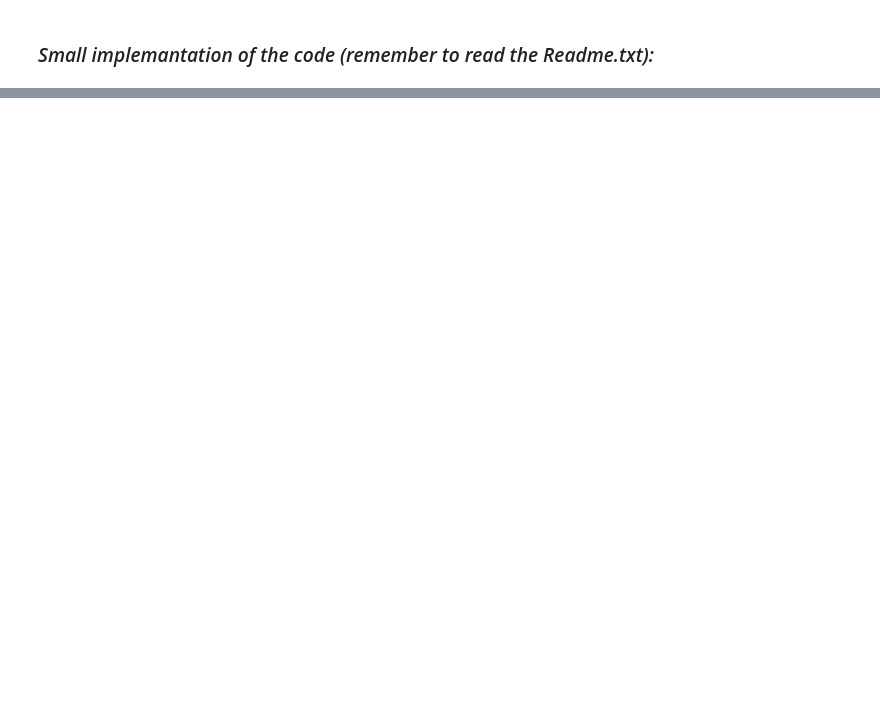
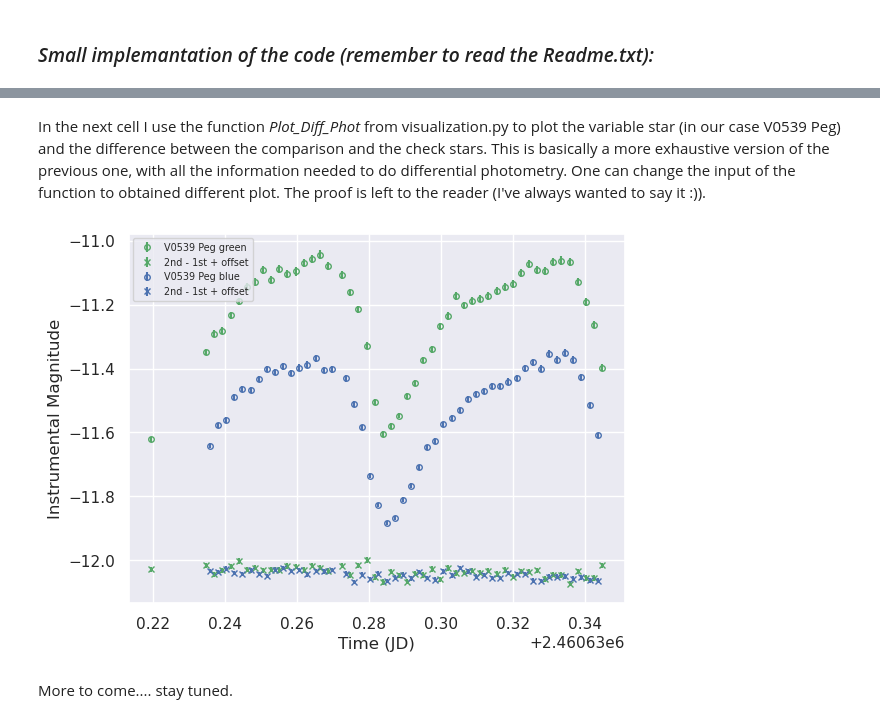
Before and after one commit to LuigiSotgiu/Photometry, a Jupyter notebook: main.ipynb, the cells around one changed output, grey strips where cells are left out. Saved outputs shown, nothing was run; the diff lists cells and outputs as text; code cells hidden in the pictures; blank space fills up the shorter version.

```diff
--- a/main.ipynb
+++ b/main.ipynb
@@ -112,0 +63,11 @@ _IMPORTANT_: The image above is just an example, if one want to see the right pl
+# %% [markdown]
+In the next cell I use the function *Plot_Diff_Phot* from visualization.py to plot the variable star (in our case V0539 Peg) and the difference between the comparison and the check stars. This is basically a more exhaustive version of the previous one, with all the information needed to do differential photometry. One can change the input of the function to obtained different plot. The proof is left to the reader (I've always wanted to say it :)).
+# %%
+from visualization import Plot_Diff_Phot
+
+Plot_Diff_Phot(dataset_green = green_dataset, dataset_blue = blue_dataset,
+               offset = -12.3, green_plot = True, blue_plot = True)
+# %% [output]
+[figure, added]
+# %% [markdown]
+More to come.... stay tuned.
```
Also changed, not shown: parts of 13 cells of this notebook, 6 other files.
